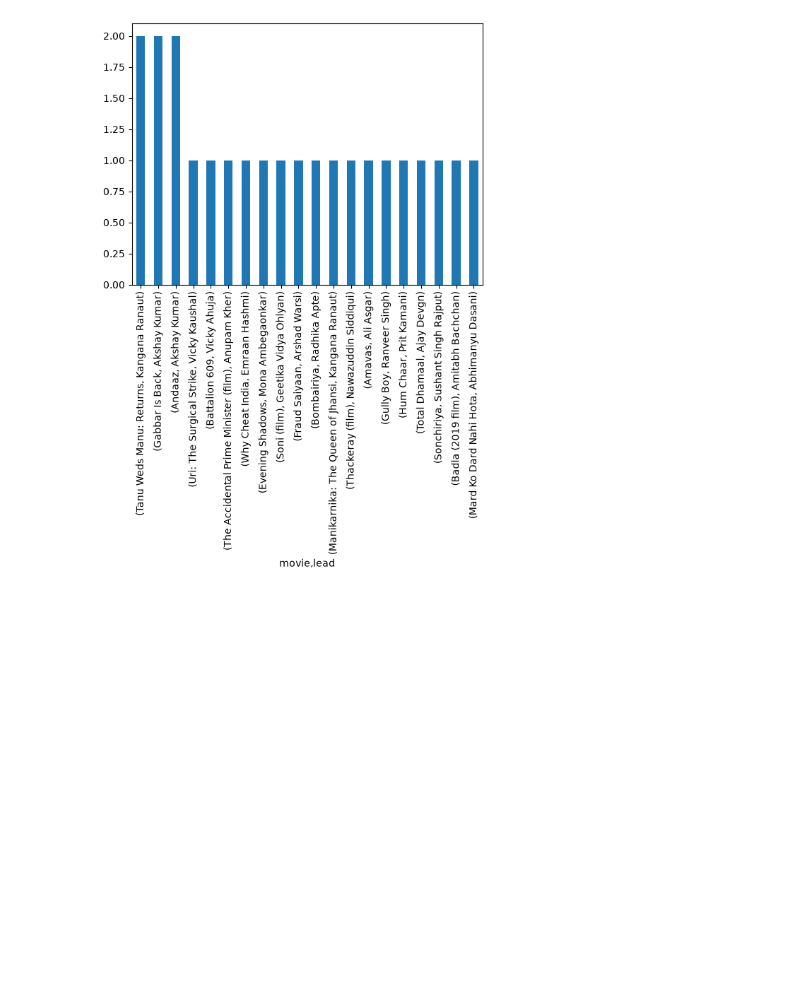
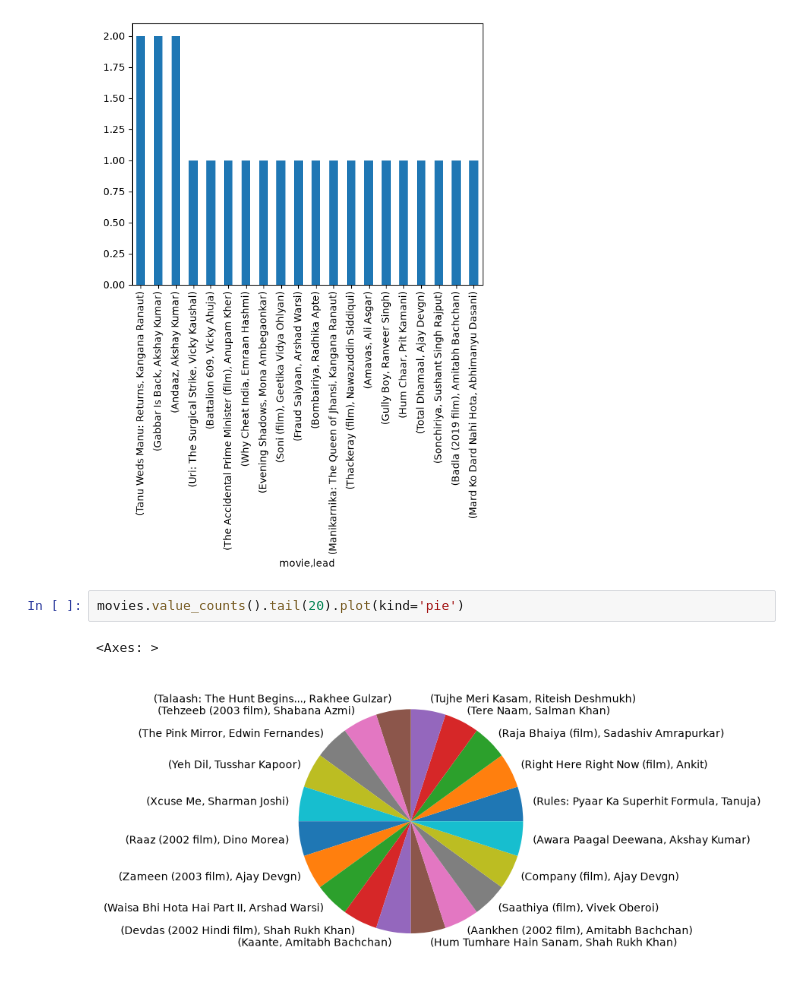
Before and after one commit to jhalucky/KPP-Keep-Practicing-Python, a Jupyter notebook: pandas/working.ipynb, the cells around one changed output. Saved outputs shown, nothing was run; the diff lists cells and outputs as text; blank space fills up the shorter version.

```diff
--- a/pandas/working.ipynb
+++ b/pandas/working.ipynb
@@ -13,3 +13,8 @@ movies.value_counts().head(20).plot(kind="bar")
 # %% [output]
 <Axes: xlabel='movie,lead'>
 [figure]
+# %%
+movies.value_counts().tail(20).plot(kind='pie')
+# %% [output]
+<Axes: >
+[figure, added]
```
